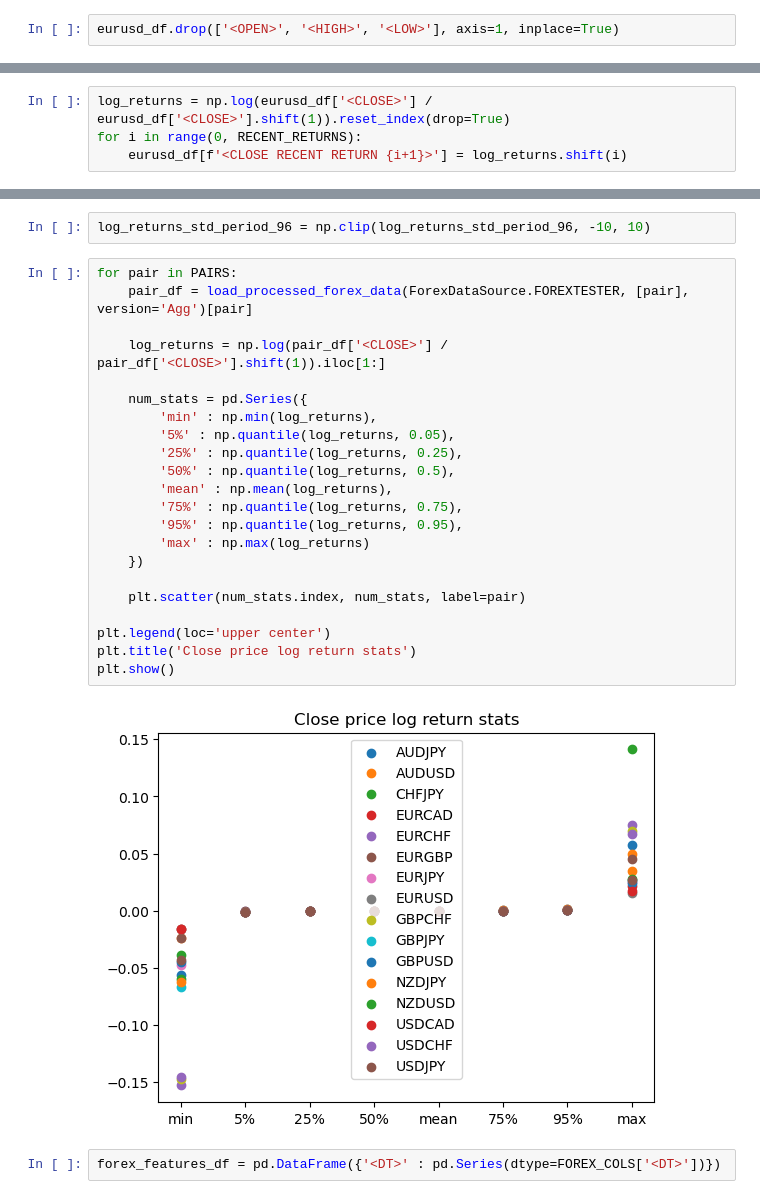
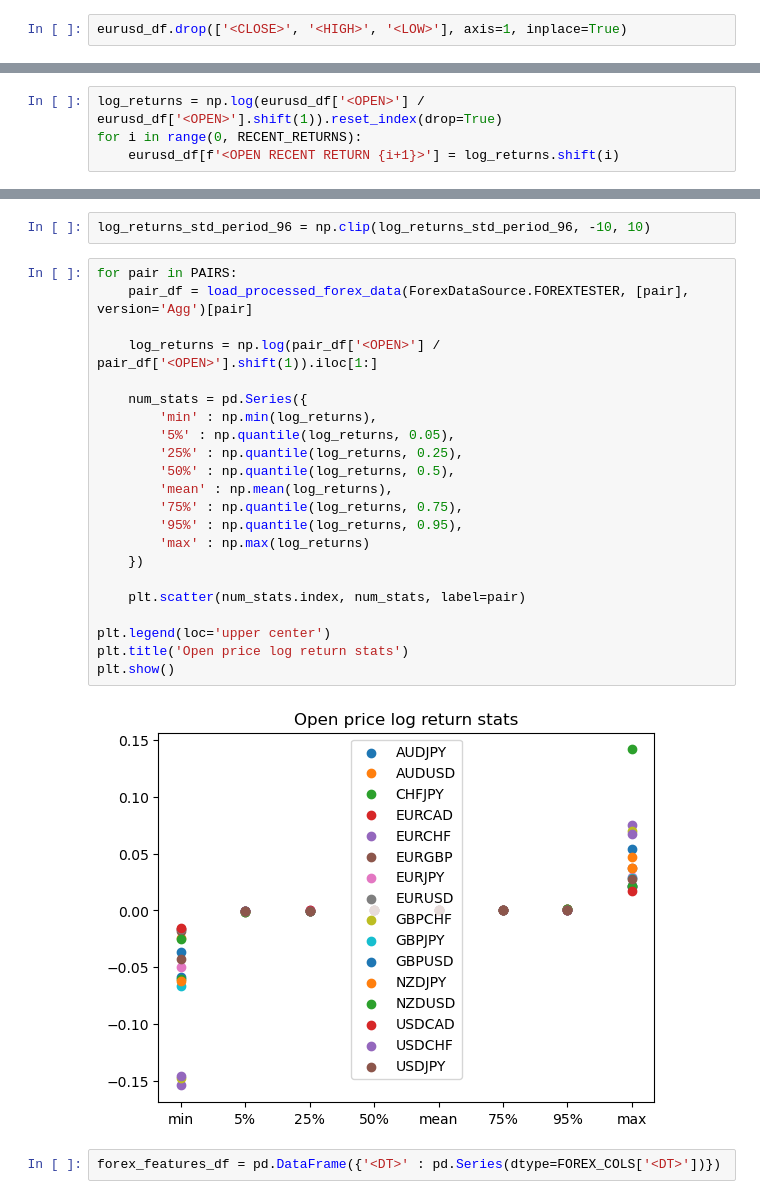
Before and after one commit to D3F4LT4ST/RL-trading, a Jupyter notebook: notebooks/forex_data_feature_engineering.ipynb, the cells around one changed output, grey strips where cells are left out. Cells and saved outputs as stored; diff of their text form.

Commit message:
Changed Forex feature engineering strategy 1 returns to open price

```diff
--- a/notebooks/forex_data_feature_engineering.ipynb
+++ b/notebooks/forex_data_feature_engineering.ipynb
@@ -42,7 +42,7 @@ RECENT_RETURNS = 8
 # %%
 eurusd_df = load_processed_forex_data(ForexDataSource.FOREXTESTER, ['EURUSD'], version='Agg')['EURUSD']
 # %%
-eurusd_df.drop(['<OPEN>', '<HIGH>', '<LOW>'], axis=1, inplace=True)
+eurusd_df.drop(['<CLOSE>', '<HIGH>', '<LOW>'], axis=1, inplace=True)
 # %%
 eurusd_df['<MIN SIN>'] = np.sin(2 * np.pi * eurusd_df['<DT>'].dt.minute / 60).astype(np.float32)
 eurusd_df['<HOUR SIN>'] = np.sin(2 * np.pi * eurusd_df['<DT>'].dt.hour / 24).astype(np.float32)
@@ -56,9 +56,9 @@ eurusd_df[:300]['<WEEKDAY SIN>'].plot(label='Weekday sin')
 <AxesSubplot: >
 [figure]
 # %%
-log_returns = np.log(eurusd_df['<CLOSE>'] / eurusd_df['<CLOSE>'].shift(1)).reset_index(drop=True)
+log_returns = np.log(eurusd_df['<OPEN>'] / eurusd_df['<OPEN>'].shift(1)).reset_index(drop=True)
 for i in range(0, RECENT_RETURNS):
-    eurusd_df[f'<CLOSE RECENT RETURN {i+1}>'] = log_returns.shift(i)
+    eurusd_df[f'<OPEN RECENT RETURN {i+1}>'] = log_returns.shift(i)
 # %%
 eurusd_df
 # %% [output]
@@ -151,27 +151,27 @@ log_returns_std_period_96 = np.clip(log_returns_std_period_96, -10, 10)
 # %%
 for pair in PAIRS:
     pair_df = load_processed_forex_data(ForexDataSource.FOREXTESTER, [pair], version='Agg')[pair]
 
-    log_returns = np.log(pair_df['<CLOSE>'] / pair_df['<CLOSE>'].shift(1)).iloc[1:]
+    log_returns = np.log(pair_df['<OPEN>'] / pair_df['<OPEN>'].shift(1)).iloc[1:]
 
     num_stats = pd.Series({
         'min' : np.min(log_returns),
         '5%' : np.quantile(log_returns, 0.05),
         '25%' : np.quantile(log_returns, 0.25),
         '50%' : np.quantile(log_returns, 0.5),
         'mean' : np.mean(log_returns),
         '75%' : np.quantile(log_returns, 0.75),
         '95%' : np.quantile(log_returns, 0.95),
         'max' : np.max(log_returns)
     })
 
     plt.scatter(num_stats.index, num_stats, label=pair)
 
 plt.legend(loc='upper center')
-plt.title('Close price log return stats')
+plt.title('Open price log return stats')
 plt.show()
 # %% [output]
-[figure, old version]
+[figure, new version]
 # %%
 forex_features_df = pd.DataFrame({'<DT>' : pd.Series(dtype=FOREX_COLS['<DT>'])})
 # %%
```
Also changed, not shown: parts of 14 cells of this notebook, 1 other file.
